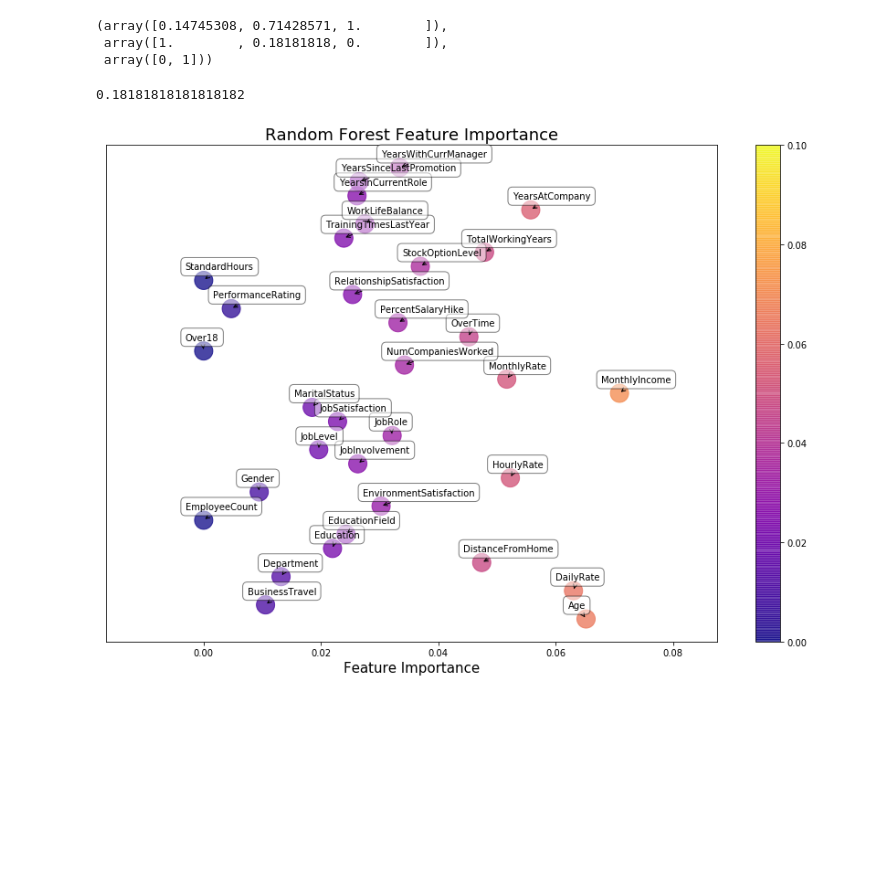
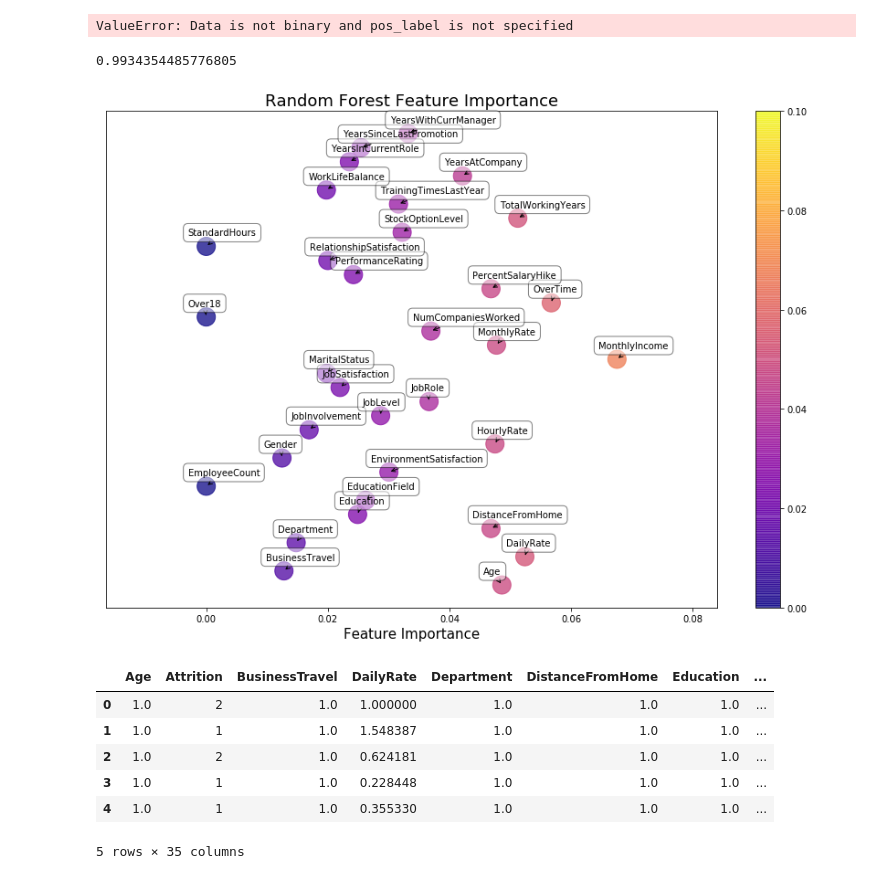
Before and after one commit to liou-r51e/attrition_codie, a Jupyter notebook: mainFolder/main_first.ipynb, the cells around one changed output. Saved outputs shown, nothing was run; the diff lists cells and outputs as text; code cells hidden in the pictures; blank space fills up the shorter version.

Commit message:
new timestamps analysed

```diff
--- a/mainFolder/main_first.ipynb
+++ b/mainFolder/main_first.ipynb
@@ -16,6 +16,5 @@ attrition.head()
 
 def intify(s):
     u = np.unique(s)
-    i = np.arange(len(u))
+    i = np.arange(len(u))+1
     return s.map(dict(zip(u, i)))
-attrition
@@ -41,4 +21,5 @@ attrition
 # %%
+num_timestamps = 3
 a = attrition.columns.values
 #c = attrition.dtypes
 for col_name in a:
@@ -50,5 +31,6 @@ for col_name in a:
 #attrition.Department
 #not numpy.issubdtype(attrition['Age'].dtype,numpy.number)
 attrition.to_csv('new_converted_data.csv')
-attritions = np.array_split(attrition,3)
-attritions[1]
+attritions = np.array_split(attrition,num_timestamps)
+for i in range(num_timestamps-1,-1,-1):
+    attritions[i].index = range(0,1470)
@@ -147,13 +97,12 @@ f1_score(y_test, preds, average='binary')
 # %%
-precision_recall_curve(y_test,preds,pos_label=1)
+precision_recall_curve(y_test,preds)
 # %% [output]
-(array([0.14745308, 0.71428571, 1.        ]),
- array([1.        , 0.18181818, 0.        ]),
- array([0, 1]))
+ValueError: Data is not binary and pos_label is not specified
 # %%
 recall_score(y_test,preds)
+#y_test
 # %% [output]
-0.18181818181818182
+0.9934354485776805
 # %%
 # Scatter plot
 y = features
@@ -176,4 +125,4 @@ for label, x, y in zip(labels, x, y):
         arrowprops=dict(arrowstyle = '->', connectionstyle='arc3,rad=0'))
 plt.show()
 # %% [output]
-[figure, old version]
+[figure, new version]
@@ -181,0 +129,17 @@ f1_score(y_true, y_pred, average=None)
+# %%
+for i in range(num_timestamps-1,-1,-1):
+    divide = attritions[i].div(attritions[0],axis=1)
+    a = (divide.replace([-np.inf,np.inf,np.nan],0)+attritions[i].mul(((divide==np.inf)|(divide==-np.inf) | np.isnan(divide))*1))
+    a.EmployeeNumber =  attritions[i].EmployeeNumber
+    a.Attrition = attritions[i].Attrition
+    attritions[i] = a
+# %%
+attritions[2].head()
+# %% [output]
+|  | Age | Attrition | BusinessTravel | DailyRate | Department | DistanceFromHome | Education | ... |
+| 0 | 1.0 | 2 | 1.0 | 1.000000 | 1.0 | 1.0 | 1.0 | ... |
+| 1 | 1.0 | 1 | 1.0 | 1.548387 | 1.0 | 1.0 | 1.0 | ... |
+| 2 | 1.0 | 2 | 1.0 | 0.624181 | 1.0 | 1.0 | 1.0 | ... |
+| 3 | 1.0 | 1 | 1.0 | 0.228448 | 1.0 | 1.0 | 1.0 | ... |
+| 4 | 1.0 | 1 | 1.0 | 0.355330 | 1.0 | 1.0 | 1.0 | ... |
+5 rows × 35 columns
```
Also changed, not shown: parts of 7 cells of this notebook, 2 other files.
